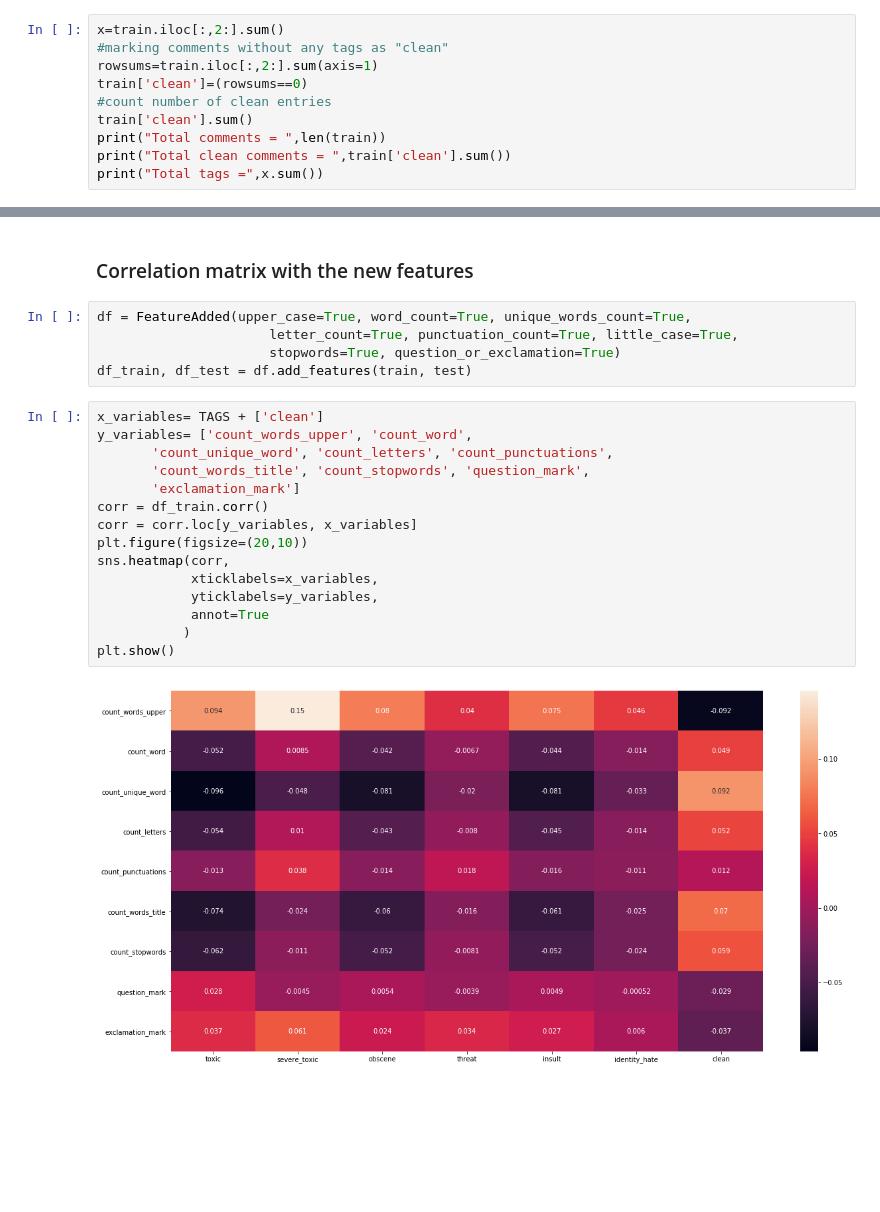
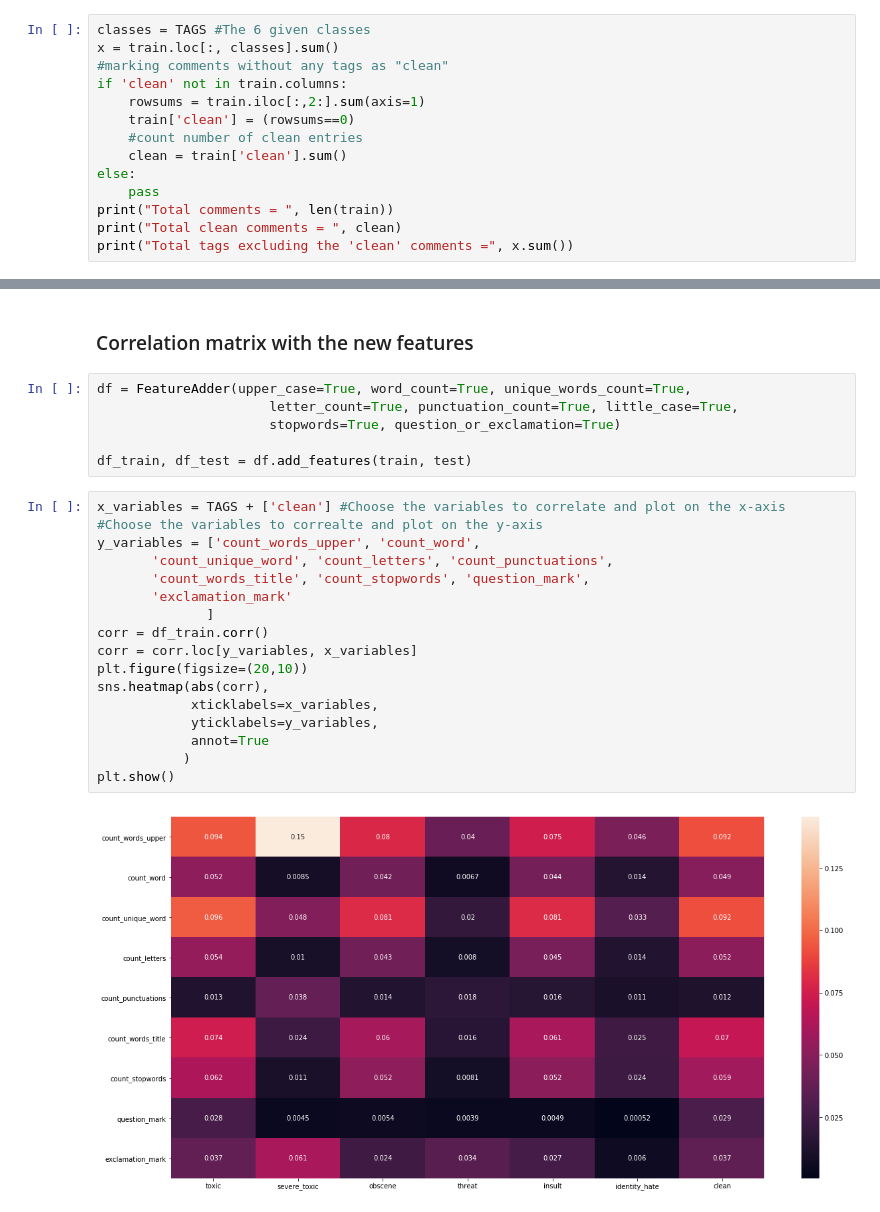
Before and after one commit to MLblog/jads_kaggle, a Jupyter notebook: toxicity/notebooks/EDA.ipynb, the cells around one changed output, grey strips where cells are left out. Cells and saved outputs as stored; diff of their text form; blank space fills up the shorter version.

```diff
--- a/toxicity/notebooks/EDA.ipynb
+++ b/toxicity/notebooks/EDA.ipynb
@@ -31,10 +47,14 @@ print ('The size of the train set is {} and the size of the test set is {}'.form
 # %%
-x=train.iloc[:,2:].sum()
+classes = TAGS #The 6 given classes
+x = train.loc[:, classes].sum()
 #marking comments without any tags as "clean"
-rowsums=train.iloc[:,2:].sum(axis=1)
-train['clean']=(rowsums==0)
-#count number of clean entries
-train['clean'].sum()
-print("Total comments = ",len(train))
-print("Total clean comments = ",train['clean'].sum())
-print("Total tags =",x.sum())
+if 'clean' not in train.columns:
+    rowsums = train.iloc[:,2:].sum(axis=1)
+    train['clean'] = (rowsums==0)
+    #count number of clean entries
+    clean = train['clean'].sum()
+else:
+    pass
+print("Total comments = ", len(train))
+print("Total clean comments = ", clean)
+print("Total tags excluding the 'clean' comments =", x.sum())
@@ -87,24 +157,27 @@ counts_of_vector
 # %% [markdown]
 ### Correlation matrix with the new features
 # %%
-df = FeatureAdded(upper_case=True, word_count=True, unique_words_count=True,
+df = FeatureAdder(upper_case=True, word_count=True, unique_words_count=True,
                       letter_count=True, punctuation_count=True, little_case=True,
                       stopwords=True, question_or_exclamation=True)
+
 df_train, df_test = df.add_features(train, test)
 # %%
-x_variables= TAGS + ['clean']
-y_variables= ['count_words_upper', 'count_word',
+x_variables = TAGS + ['clean'] #Choose the variables to correlate and plot on the x-axis
+#Choose the variables to correalte and plot on the y-axis
+y_variables = ['count_words_upper', 'count_word',
        'count_unique_word', 'count_letters', 'count_punctuations',
        'count_words_title', 'count_stopwords', 'question_mark',
-       'exclamation_mark']
+       'exclamation_mark'
+              ]
 corr = df_train.corr()
 corr = corr.loc[y_variables, x_variables]
 plt.figure(figsize=(20,10))
-sns.heatmap(corr,
+sns.heatmap(abs(corr),
             xticklabels=x_variables,
             yticklabels=y_variables,
             annot=True
            )
 plt.show()
 # %% [output]
-[figure, old version]
+[figure, new version]
```
Also changed, not shown: parts of 12 cells of this notebook.
